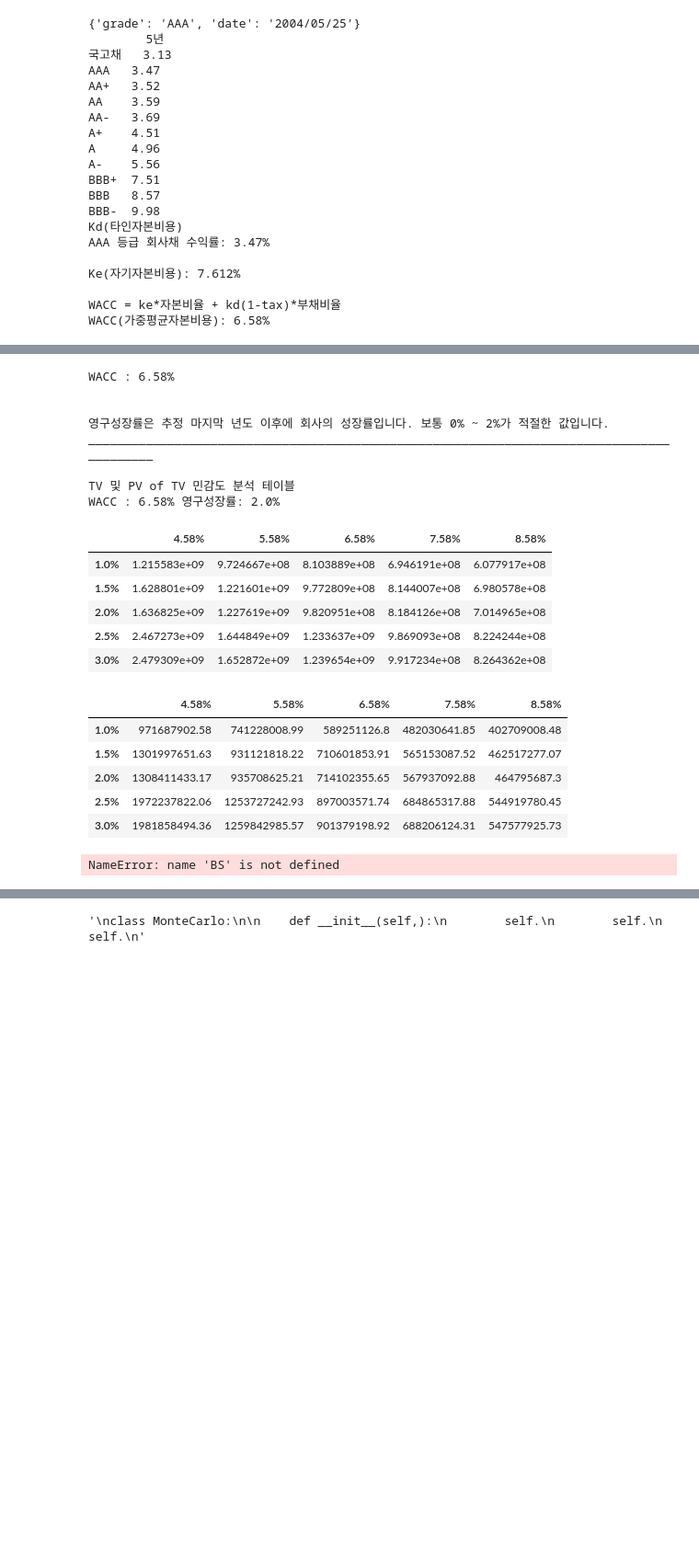
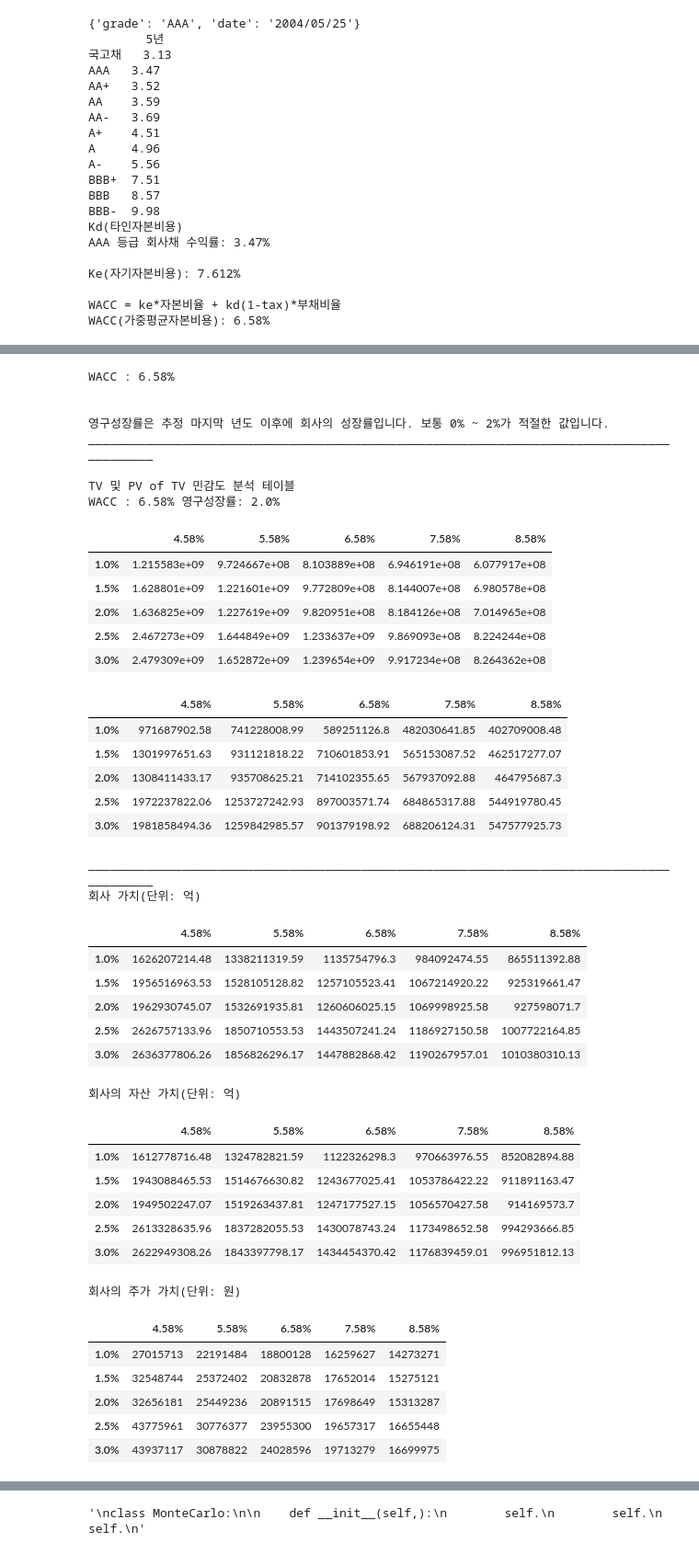
Before and after one commit to Data-MaSTeRR/DCF_Basic_firmValuation, a Jupyter notebook: DCF_withSalesML.ipynb, the cells around one changed output, grey strips where cells are left out. Shown at 92% size. Saved outputs shown, nothing was run; the diff lists cells and outputs as text; code cells hidden in the pictures; blank space fills up the shorter version.

```diff
--- a/DCF_withSalesML.ipynb
+++ b/DCF_withSalesML.ipynb
@@ -807,8 +835,9 @@ WACC(가중평균자본비용): 6.58%
 # %%
 class DCF:
 
-    def __init__(self, forecast, wacc, company):
+    def __init__(self, table, forecast, wacc, company):
 
+        self._table = table
         self._forecast = forecast
         self._wacc = wacc
         self._company = company
@@ -827,12 +856,10 @@ class DCF:
 
     def pv_FCFF(self):
 
-
-
         sen_t = []
         index = []
 
-        for i in range(5):
+        for i in range(len(self._forecast.loc['FCFF'])):
                 self._pv_FCFF += self._forecast.loc['FCFF'][i]/((1+self._wacc)**(i+1))
 
         for j in range(-2,3):
@@ -868,10 +895,10 @@ class DCF:
 
             if self._wacc-self._Pg <= 0:
                 raise ValueError
-
         except ValueError:
             print("Erorr!: 잘못된 값을 입력했습니다. 숫자를 입력하세요.")
             self._Pg = float(input("영구성장률을 입력하세요(%): "))/100
+
 
         try:
             self._TV = self._forecast.loc['FCFF'][4]*(1+self._Pg)/(self._wacc-self._Pg)
@@ -879,6 +906,7 @@ class DCF:
 
             print("Erorr!: wacc와 Pg의 차이가 거의 나지 않습니다. Pg를 다시 설정해주세요.")
             self._Pg = float(input("영구성장률을 입력하세요(%): "))/100
+
 
         for i1 in range(-2,3):
             r_data = []
@@ -889,7 +917,6 @@ class DCF:
                 wacc = self._wacc + (i2/100)
                 TV = (self._forecast.loc['FCFF'][4]*(1+pg))/round(wacc-pg,2)
                 r_data.append(round(TV,2))
-
 
             t_data.append(r_data)
 
@@ -912,10 +939,10 @@ class DCF:
         display(self._PVTV_t)
 
 
-    def NOA_IBD(self, BS):
+    def NOA_IBD(self, table):
 
-        IBD_L = BS.iloc[6, 4]
-        NOA = BS.iloc[2, 4]
+        IBD_L = table.iloc[6, 4]
+        NOA = table.iloc[2, 4]
 
         self._net_NOA =  NOA - IBD_L
 
@@ -958,36 +985,57 @@ class DCF:
         return self._stockvalue, self._stock_value_t
 # %%
 # Step4: DCF
-asset1 = DCF(forecast, wacc, company)
+asset1 = DCF(table, forecast, wacc, company)
 asset1.pv_FCFF()
 asset1.TV()
-asset1.NOA_IBD(BS)
+asset1.NOA_IBD(table)
 stockvalue, table = asset1.EV()
 # %% [output]
 __________________________________________________________________________________________
 
 
 PV of FCFF 민감도 분석 테이블
 |  | 4.58% | 5.58% | 6.58% | 7.58% | 8.58% |
 | PV of FCFF | 654519311.9 | 596983310.6 | 546503669.5 | 502061832.7 | 462802384.4 |
 WACC : 6.58%
 
 
 영구성장률은 추정 마지막 년도 이후에 회사의 성장률입니다. 보통 0% ~ 2%가 적절한 값입니다.
 __________________________________________________________________________________________
 
 TV 및 PV of TV 민감도 분석 테이블
 WACC : 6.58% 영구성장률: 2.0%
 |  | 4.58% | 5.58% | 6.58% | 7.58% | 8.58% |
 | 1.0% | 1.215583e+09 | 9.724667e+08 | 8.103889e+08 | 6.946191e+08 | 6.077917e+08 |
 | 1.5% | 1.628801e+09 | 1.221601e+09 | 9.772809e+08 | 8.144007e+08 | 6.980578e+08 |
 | 2.0% | 1.636825e+09 | 1.227619e+09 | 9.820951e+08 | 8.184126e+08 | 7.014965e+08 |
 | 2.5% | 2.467273e+09 | 1.644849e+09 | 1.233637e+09 | 9.869093e+08 | 8.224244e+08 |
 | 3.0% | 2.479309e+09 | 1.652872e+09 | 1.239654e+09 | 9.917234e+08 | 8.264362e+08 |
 |  | 4.58% | 5.58% | 6.58% | 7.58% | 8.58% |
 | 1.0% | 971687902.58 | 741228008.99 | 589251126.8 | 482030641.85 | 402709008.48 |
 | 1.5% | 1301997651.63 | 931121818.22 | 710601853.91 | 565153087.52 | 462517277.07 |
 | 2.0% | 1308411433.17 | 935708625.21 | 714102355.65 | 567937092.88 | 464795687.3 |
 | 2.5% | 1972237822.06 | 1253727242.93 | 897003571.74 | 684865317.88 | 544919780.45 |
 | 3.0% | 1981858494.36 | 1259842985.57 | 901379198.92 | 688206124.31 | 547577925.73 |
-NameError: name 'BS' is not defined
+__________________________________________________________________________________________
+회사 가치(단위: 억)
+|  | 4.58% | 5.58% | 6.58% | 7.58% | 8.58% |
+| 1.0% | 1626207214.48 | 1338211319.59 | 1135754796.3 | 984092474.55 | 865511392.88 |
+| 1.5% | 1956516963.53 | 1528105128.82 | 1257105523.41 | 1067214920.22 | 925319661.47 |
+| 2.0% | 1962930745.07 | 1532691935.81 | 1260606025.15 | 1069998925.58 | 927598071.7 |
+| 2.5% | 2626757133.96 | 1850710553.53 | 1443507241.24 | 1186927150.58 | 1007722164.85 |
+| 3.0% | 2636377806.26 | 1856826296.17 | 1447882868.42 | 1190267957.01 | 1010380310.13 |
+회사의 자산 가치(단위: 억)
+|  | 4.58% | 5.58% | 6.58% | 7.58% | 8.58% |
+| 1.0% | 1612778716.48 | 1324782821.59 | 1122326298.3 | 970663976.55 | 852082894.88 |
+| 1.5% | 1943088465.53 | 1514676630.82 | 1243677025.41 | 1053786422.22 | 911891163.47 |
+| 2.0% | 1949502247.07 | 1519263437.81 | 1247177527.15 | 1056570427.58 | 914169573.7 |
+| 2.5% | 2613328635.96 | 1837282055.53 | 1430078743.24 | 1173498652.58 | 994293666.85 |
+| 3.0% | 2622949308.26 | 1843397798.17 | 1434454370.42 | 1176839459.01 | 996951812.13 |
+회사의 주가 가치(단위: 원)
+|  | 4.58% | 5.58% | 6.58% | 7.58% | 8.58% |
+| 1.0% | 27015713 | 22191484 | 18800128 | 16259627 | 14273271 |
+| 1.5% | 32548744 | 25372402 | 20832878 | 17652014 | 15275121 |
+| 2.0% | 32656181 | 25449236 | 20891515 | 17698649 | 15313287 |
+| 2.5% | 43775961 | 30776377 | 23955300 | 19657317 | 16655448 |
+| 3.0% | 43937117 | 30878822 | 24028596 | 19713279 | 16699975 |
```
Also changed, not shown: parts of 3 cells of this notebook, 1 other file.
